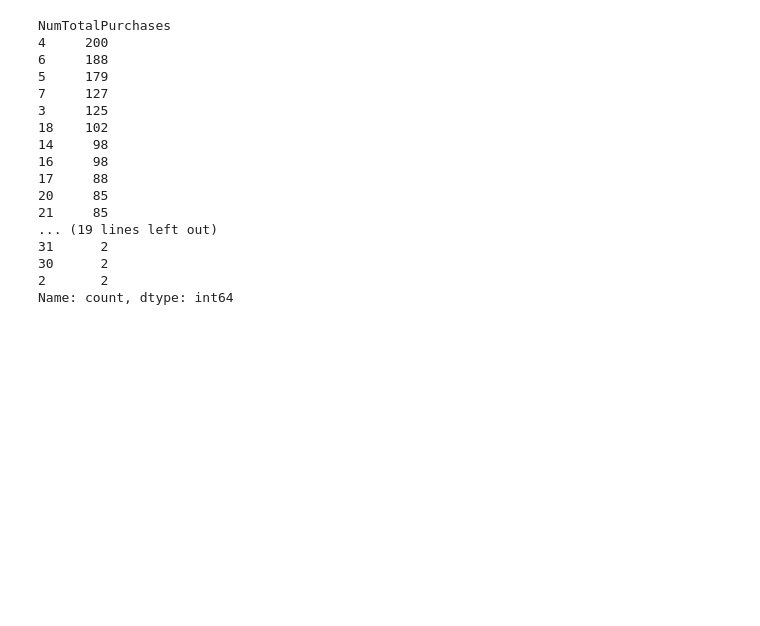
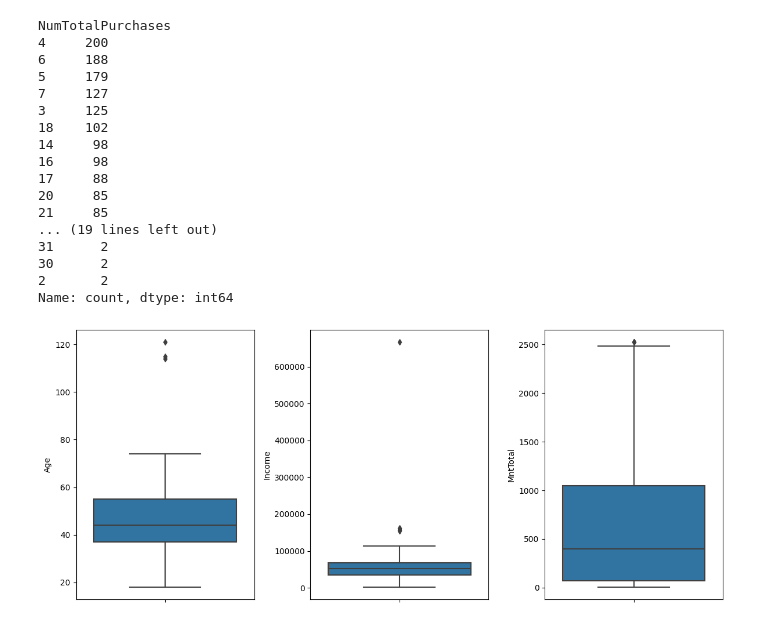
Before and after one commit to BraulioHermanson/IFOOD_2020, a Jupyter notebook: notebook/01_EDA.ipynb, the cells around one changed output. Cells and saved outputs as stored; diff of their text form; code cells hidden in the pictures; blank space fills up the shorter version.

Commit message:
add outliers & func

```diff
--- a/notebook/01_EDA.ipynb
+++ b/notebook/01_EDA.ipynb
@@ -353,3 +353,17 @@ NumTotalPurchases
 30      2
 2       2
 Name: count, dtype: int64
+# %%
+import matplotlib.pyplot as plt
+import seaborn as sns
+
+search_outliers = ['Age','Income','MntTotal']
+
+fig, axs = plt.subplots(nrows=1,ncols=3,figsize=(12,5), tight_layout=True)
+
+for i, column in enumerate(search_outliers):
+    sns.boxplot(y=column, data = df, ax = axs[i])
+
+plt.show()
+# %% [output]
+[figure, added]
```
Also changed, not shown: parts of 3 cells of this notebook, 1 other file.
